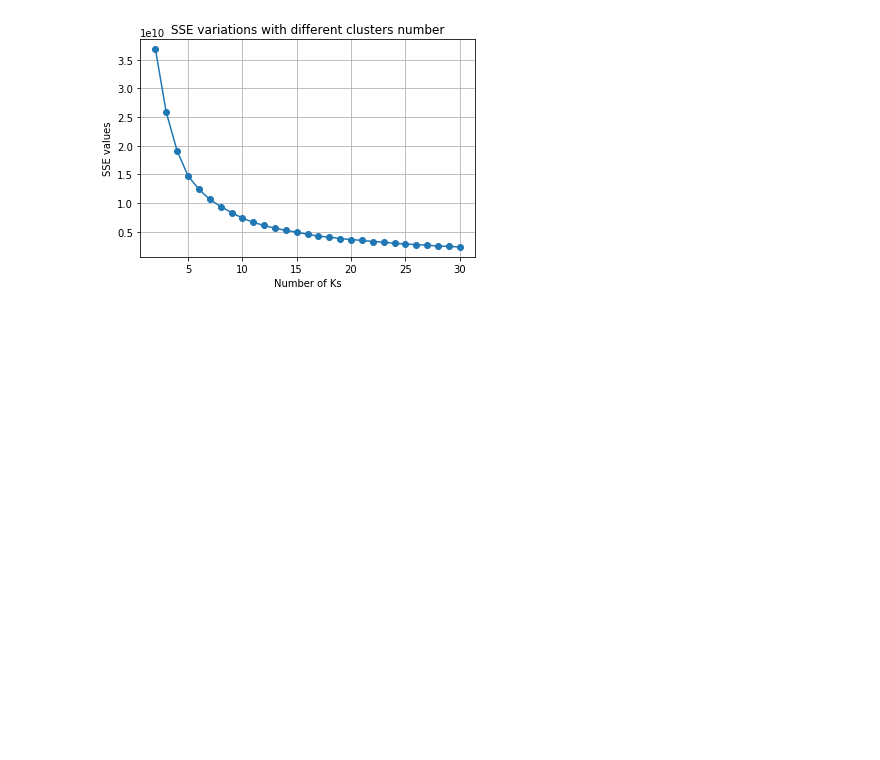
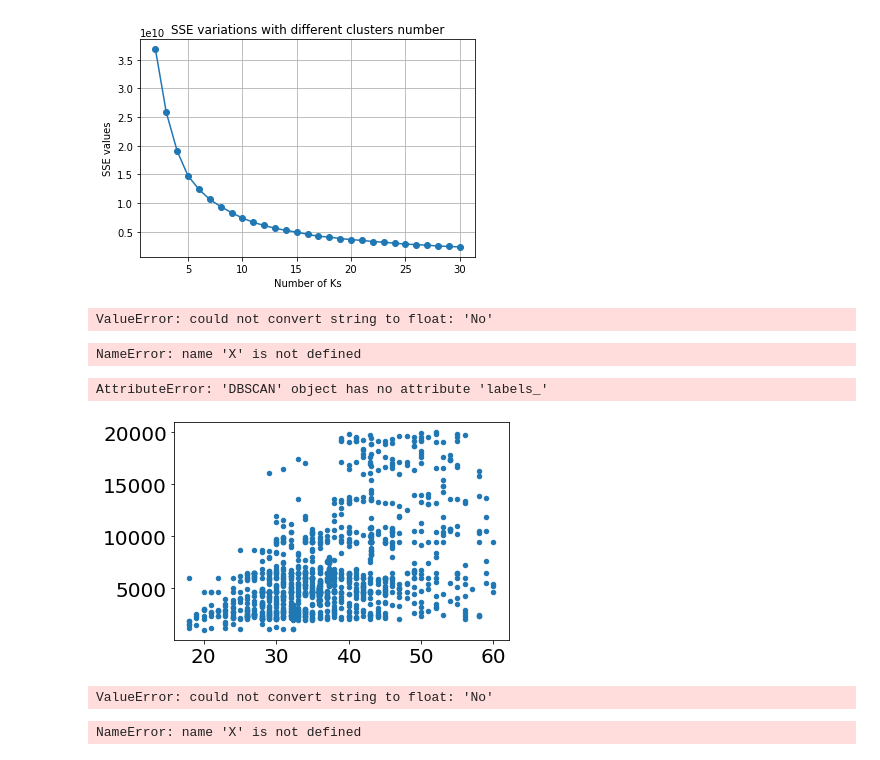
Before and after one commit to samucucchi/DataMining-1, a Jupyter notebook: DataClustering-attrition.ipynb, the cells around one changed output. Drawn from its saved outputs; the diff is of its cells as text; code cells hidden in the pictures; blank space fills up the shorter version.

```diff
--- a/DataClustering-attrition.ipynb
+++ b/DataClustering-attrition.ipynb
@@ -62,3 +65,18 @@ plt.ylabel("SSE values")
 plt.show()
 # %% [output]
 [figure]
+# %%
+scaler = MinMaxScaler()
+X = scaler.fit_transform(df.values)
+# %% [output]
+ValueError: could not convert string to float: 'No'
+# %%
+from sklearn.cluster import DBSCAN
+dbscan = DBSCAN(eps=3,min_samples=5,metric='cosine')
+dbscan.fit(X)
+# %% [output]
+NameError: name 'X' is not defined
+# %%
+np.unique(dbscan.labels_, return_counts=True)
+# %% [output]
+AttributeError: 'DBSCAN' object has no attribute 'labels_'
@@ -64,0 +85,17 @@ plt.show()
+# %%
+plt.scatter(df['Age'],df['MonthlyIncome'], s=20)
+plt.tick_params(axis='both',labelsize=20)
+plt.show()
+# %% [output]
+[figure, added]
+# %%
+scaler = MinMaxScaler()
+X = scaler.fit_transform(df.values)
+# %% [output]
+ValueError: could not convert string to float: 'No'
+# %%
+plt.scatter(X[:,0],X[:,16], s=20)
+plt.tick_params(axis='both',labelsize=20)
+plt.show()
+# %% [output]
+NameError: name 'X' is not defined
```
Also changed, not shown: parts of 4 cells of this notebook, 1 other file.
